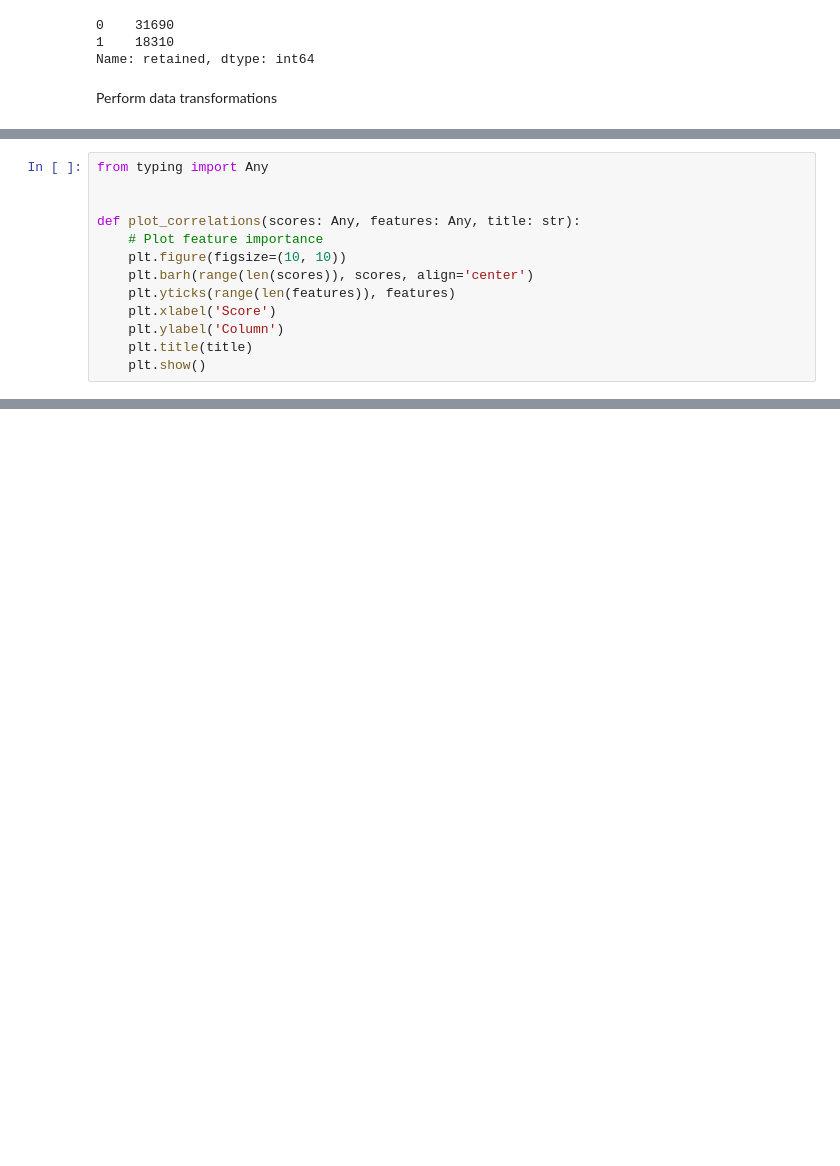
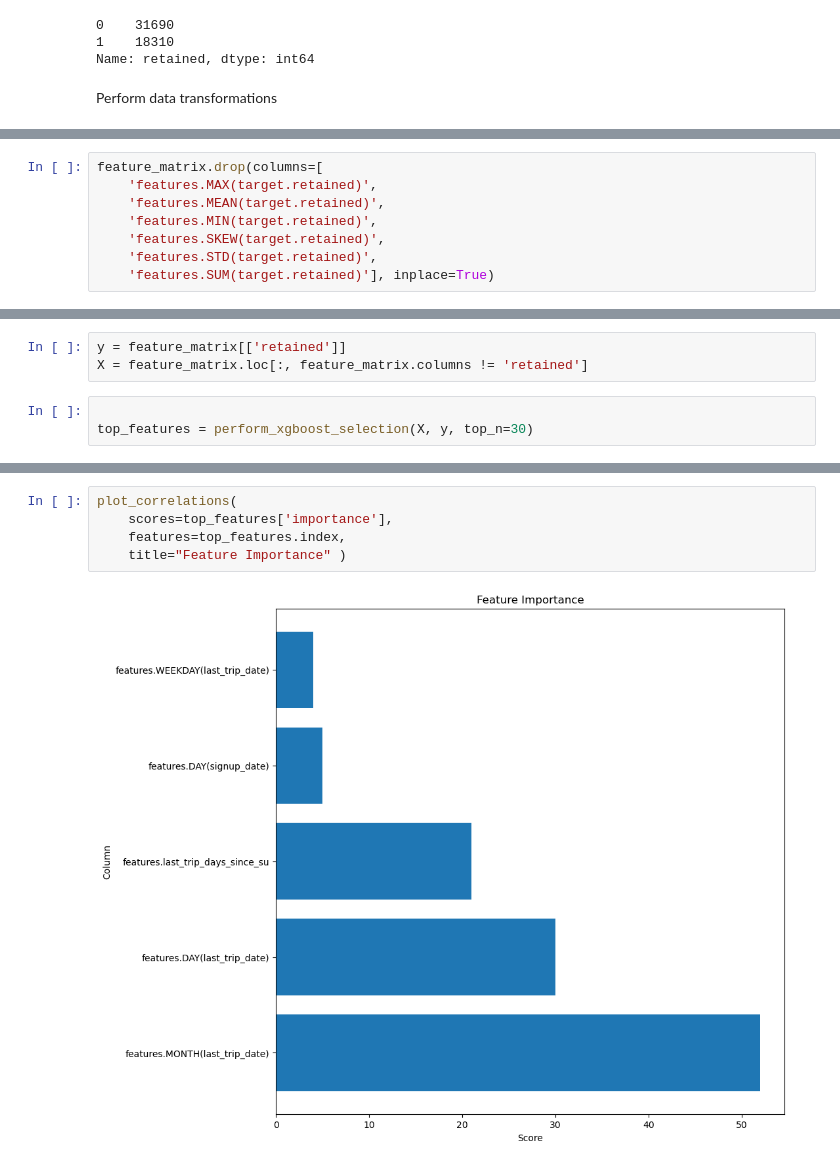
Before and after one commit to cjlcoursework/springboard-general, a Jupyter notebook: take_homes/ultimate_data/ultimate_03.02.ipynb, the cells around one changed output, grey strips where cells are left out. Saved outputs shown, nothing was run; the diff lists cells and outputs as text; blank space fills up the shorter version.

```diff
--- a/take_homes/ultimate_data/ultimate_03.02.ipynb
+++ b/take_homes/ultimate_data/ultimate_03.02.ipynb
@@ -96,13 +96,0 @@ return df, set(top_features)
-# %%
-from typing import Any
-
-
-def plot_correlations(scores: Any, features: Any, title: str):
-    # Plot feature importance
-    plt.figure(figsize=(10, 10))
-    plt.barh(range(len(scores)), scores, align='center')
-    plt.yticks(range(len(features)), features)
-    plt.xlabel('Score')
-    plt.ylabel('Column')
-    plt.title(title)
-    plt.show()
@@ -116,0 +117,8 @@ feature_importances, "Cheese")
+# %%
+feature_matrix.drop(columns=[
+    'features.MAX(target.retained)',
+    'features.MEAN(target.retained)',
+    'features.MIN(target.retained)',
+    'features.SKEW(target.retained)',
+    'features.STD(target.retained)',
+    'features.SUM(target.retained)'], inplace=True)
@@ -116,0 +136,6 @@ feature_importances, "Cheese")
+# %%
+y = feature_matrix[['retained']]
+X = feature_matrix.loc[:, feature_matrix.columns != 'retained']
+# %%
+
+top_features = perform_xgboost_selection(X, y, top_n=30)
@@ -116,0 +151,7 @@ feature_importances, "Cheese")
+# %%
+plot_correlations(
+    scores=top_features['importance'],
+    features=top_features.index,
+    title="Feature Importance" )
+# %% [output]
+[figure, added]
```
Also changed, not shown: parts of 21 cells of this notebook, 15 other files.
